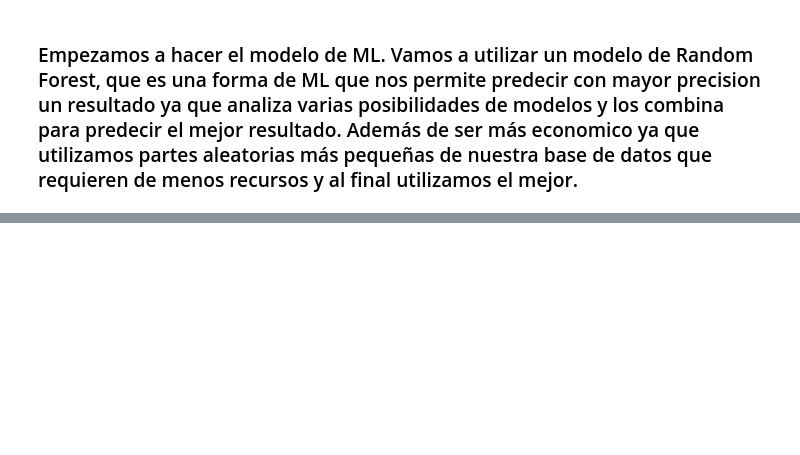
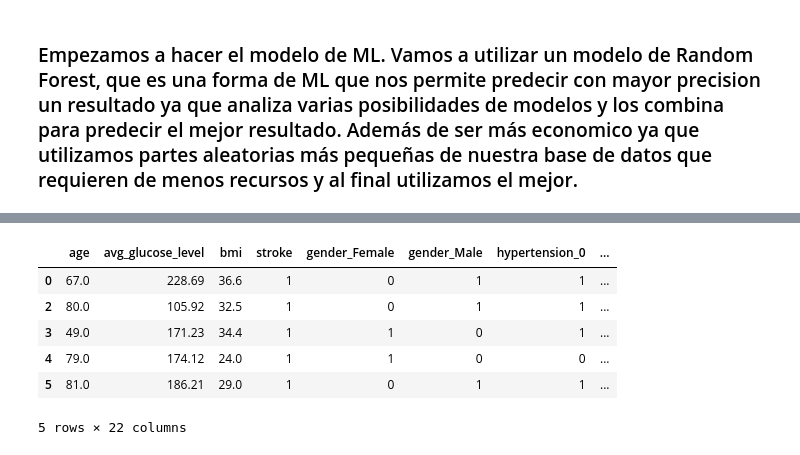
Before and after one commit to andresblnc/stroke_ml_prob, a Jupyter notebook: main.ipynb, the cells around one changed output, grey strips where cells are left out. Cells and saved outputs as stored; diff of their text form; code cells hidden in the pictures; blank space fills up the shorter version.

```diff
--- a/main.ipynb
+++ b/main.ipynb
@@ -130,0 +140,13 @@ memory usage: 627.5+ KB
+# %%
+data_feature.pop('work_type_Never_worked')
+data_feature.pop('id')
+Final = data_feature
+Final.head()
+# %% [output]
+|  | age | avg_glucose_level | bmi | stroke | gender_Female | gender_Male | hypertension_0 | ... |
+| 0 | 67.0 | 228.69 | 36.6 | 1 | 0 | 1 | 1 | ... |
+| 2 | 80.0 | 105.92 | 32.5 | 1 | 0 | 1 | 1 | ... |
+| 3 | 49.0 | 171.23 | 34.4 | 1 | 1 | 0 | 1 | ... |
+| 4 | 79.0 | 174.12 | 24.0 | 1 | 1 | 0 | 0 | ... |
+| 5 | 81.0 | 186.21 | 29.0 | 1 | 0 | 1 | 1 | ... |
+5 rows × 22 columns
```
Also changed, not shown: parts of 17 cells of this notebook, 1 other file.
